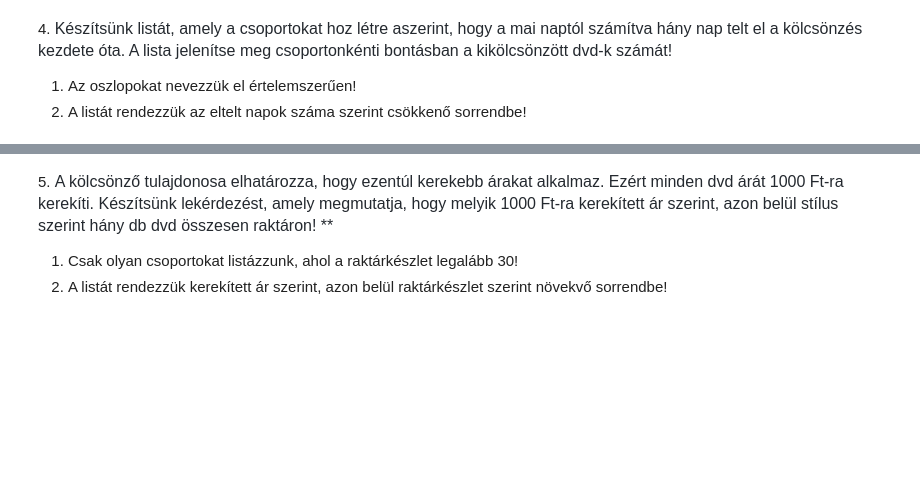
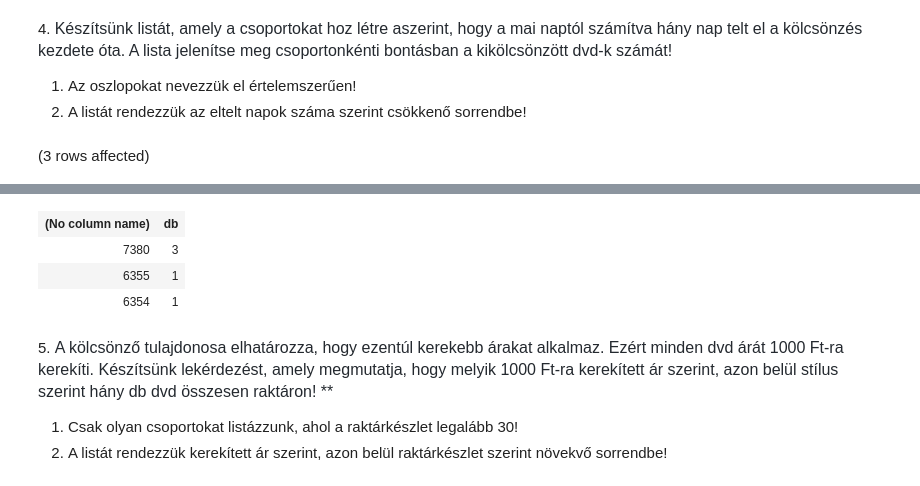
Before and after one commit to Zoltanborbenyi/sql-gyak-03, a Jupyter notebook: gyakorlat02_feladatok .ipynb, the cells around one changed output, grey strips where cells are left out. Cells and saved outputs as stored; diff of their text form; code cells hidden in the pictures; blank space fills up the shorter version.

```diff
--- a/gyakorlat02_feladatok .ipynb
+++ b/gyakorlat02_feladatok .ipynb
@@ -57,3 +70,10 @@ c. Szintén hagyjuk ki azokat a csoportokat, ahol a csoport elemszáma 3-nál ki
 
 1. Az oszlopokat nevezzük el értelemszerűen!
 2. A listát rendezzük az eltelt napok száma szerint csökkenő sorrendbe!
+# %%
+SELECT DATEDIFF(DAY, ki_datum,GETDATE()),
+COUNT(*) AS 'db'
+FROM kolcsonzesek
+GROUP BY DATEDIFF(DAY, ki_datum,GETDATE())
+# %% [output]
+(3 rows affected)
@@ -60,3 +81,7 @@ c. Szintén hagyjuk ki azokat a csoportokat, ahol a csoport elemszáma 3-nál ki
+| (No column name) | db |
+| 7380 | 3 |
+| 6355 | 1 |
+| 6354 | 1 |
 # %% [markdown]
 5. <span style="color: rgb(36, 41, 47); font-family: -apple-system, BlinkMacSystemFont, &quot;Segoe UI&quot;, Helvetica, Arial, sans-serif, &quot;Apple Color Emoji&quot;, &quot;Segoe UI Emoji&quot;; font-size: 16px;">A kölcsönző tulajdonosa elhatározza, hogy ezentúl kerekebb árakat alkalmaz. Ezért minden dvd árát 1000 Ft-ra kerekíti. Készítsünk lekérdezést, amely megmutatja, hogy melyik 1000 Ft-ra kerekített ár szerint, azon belül stílus szerint hány db dvd összesen raktáron! **</span>
 
```
Also changed, not shown: parts of 6 cells of this notebook.
